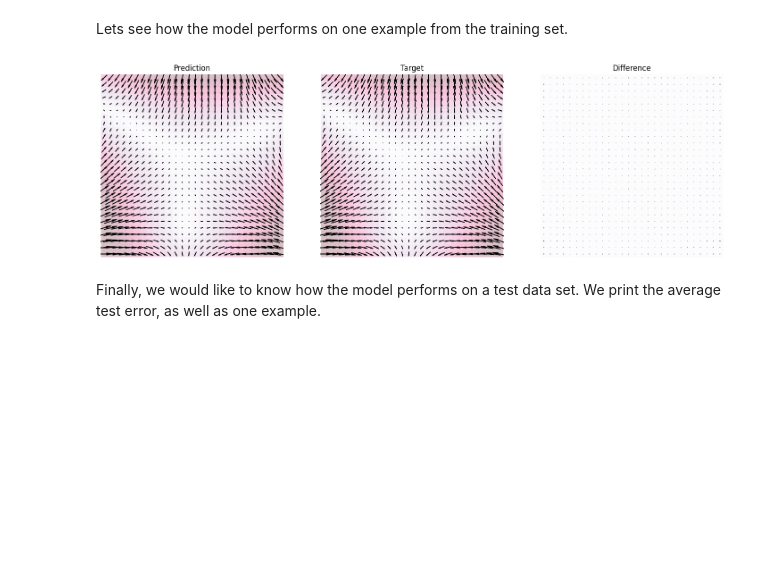
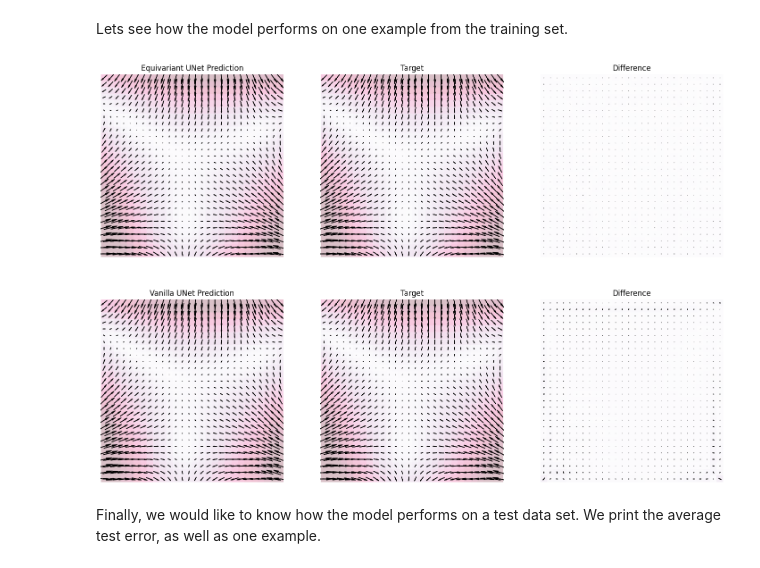
Before and after one commit to WilsonGregory/ginjax, a Jupyter notebook: examples/gradient_example.ipynb, the cells around one changed output. Saved outputs shown, nothing was run; the diff lists cells and outputs as text; code cells hidden in the pictures; blank space fills up the shorter version.

```diff
--- a/examples/gradient_example.ipynb
+++ b/examples/gradient_example.ipynb
@@ -170,5 +170,7 @@ def map_and_loss(
 ) -> tuple[jax.Array, Optional[eqx.nn.State]]:
     assert callable(model)
     pred_y = model(multi_image_x)
+    assert isinstance(pred_y, geom.BatchMultiImage)
+
     return ml.smse_loss(pred_y, multi_image_y), aux_data
 # %% [markdown]
@@ -196,8 +198,8 @@ operators = geom.make_all_operators(D)
 conv_filters = geom.get_invariant_filters([3], [0,1,2], [0,1], D, operators)
 upsample_filters = geom.get_invariant_filters([2], [0,1,2], [0,1], D, operators)
 
-key, subkey = random.split(key)
-model = ModifiedUNet(
+key, subkey1, subkey2 = random.split(key, num=3)
+equiv_unet = ModifiedUNet(
     border_pixels,
     models.UNet(
         D,
@@ -211,9 +213,26 @@ model = ModifiedUNet(
         equivariant=True,
         conv_filters=conv_filters,
         upsample_filters=upsample_filters,
-        key=subkey,
+        key=subkey1,
     ),
 )
+
+vanilla_unet = ModifiedUNet(
+    border_pixels,
+    models.UNet(
+        D,
+        train_x.get_signature(),
+        train_y.get_signature(),
+        depth=32,
+        num_downsamples=2,
+        num_conv=2,
+        use_bias=True,
+        activation_f=jax.nn.gelu,
+        equivariant=False,
+        kernel_size=3,
+        key=subkey2,
+    ),
+)
 # %% [markdown]
 Finally, we specify our training hyper-parameters and call our training loop. The epochs, batch size, learning rate, and optimizer could likely be further tuned, but the choices below are sufficient for this simple problem.
 # %%
@@ -255,15 +287,16 @@ val_loss: 0.00070908293
 # %% [markdown]
 Lets see how the model performs on one example from the training set.
 # %%
-pred_y = trained_model(train_x.get_one()).get_one_batch_multi_image().to_images()[0]
-y_img = train_y.get_one_batch_multi_image().to_images()[0]
+fig, axes = plt.subplots(nrows=len(trained_models), ncols=3, figsize=(6 * 3, 6 * len(trained_models)))
+for i, (model_name, trained_model) in enumerate(trained_models):
+    pred_y = trained_model(train_x.get_one()).get_one_batch_multi_image().to_images()[0]
+    y_img = train_y.get_one_batch_multi_image().to_images()[0]
 
-fig, axes = plt.subplots(nrows=1, ncols=3, figsize=(6 * 3, 6 * 1))
-pred_y.plot(axes[0], 'Prediction')
-y_img.plot(axes[1], 'Target')
-(pred_y - y_img).plot(axes[2], 'Difference')
+    pred_y.plot(axes[i,0], f'{model_name} Prediction')
+    y_img.plot(axes[i,1], 'Target')
+    (pred_y - y_img).plot(axes[i,2], 'Difference')
 # %% [output]
-[figure, old version]
+[figure, new version]
 # %% [markdown]
 Finally, we would like to know how the model performs on a test data set. We print the average test error, as well as one example.
 # %%
```
Also changed, not shown: parts of 5 cells of this notebook, 1 other file.
